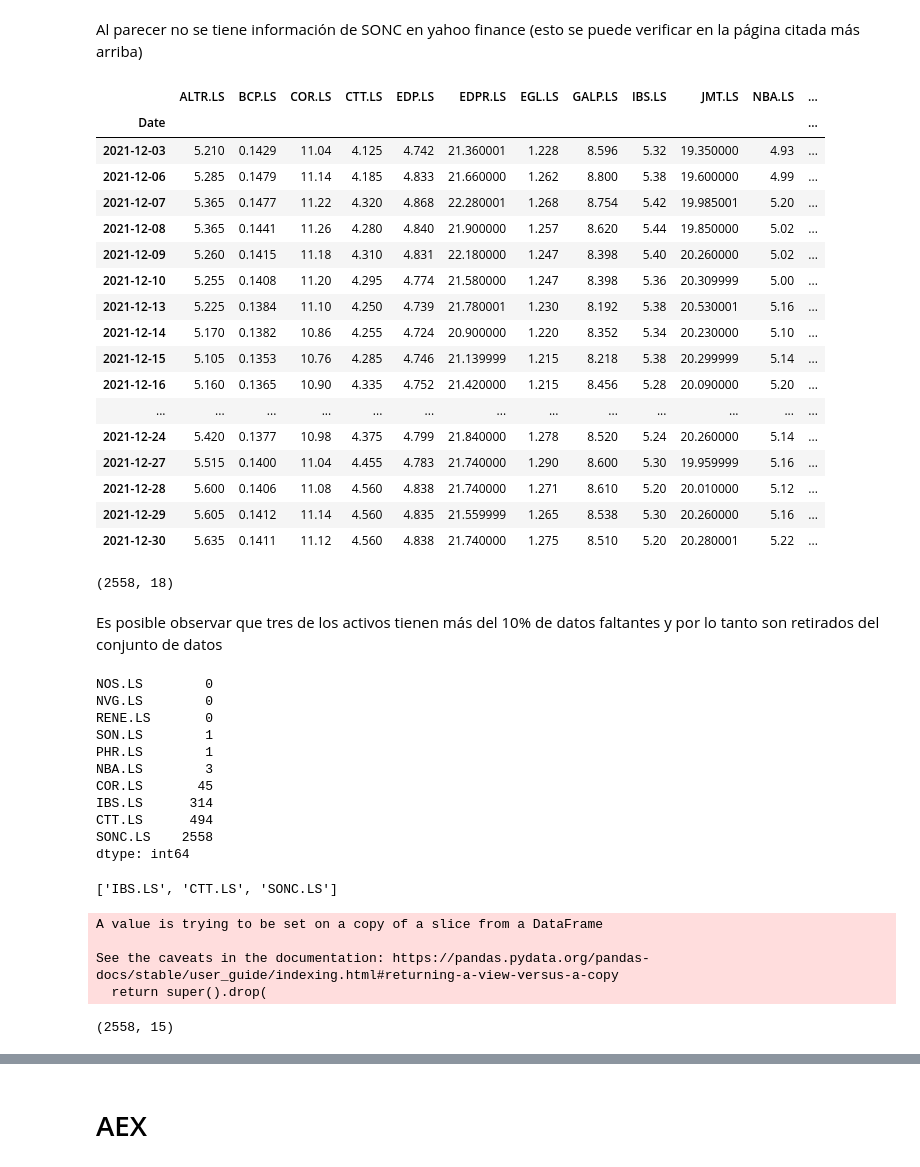
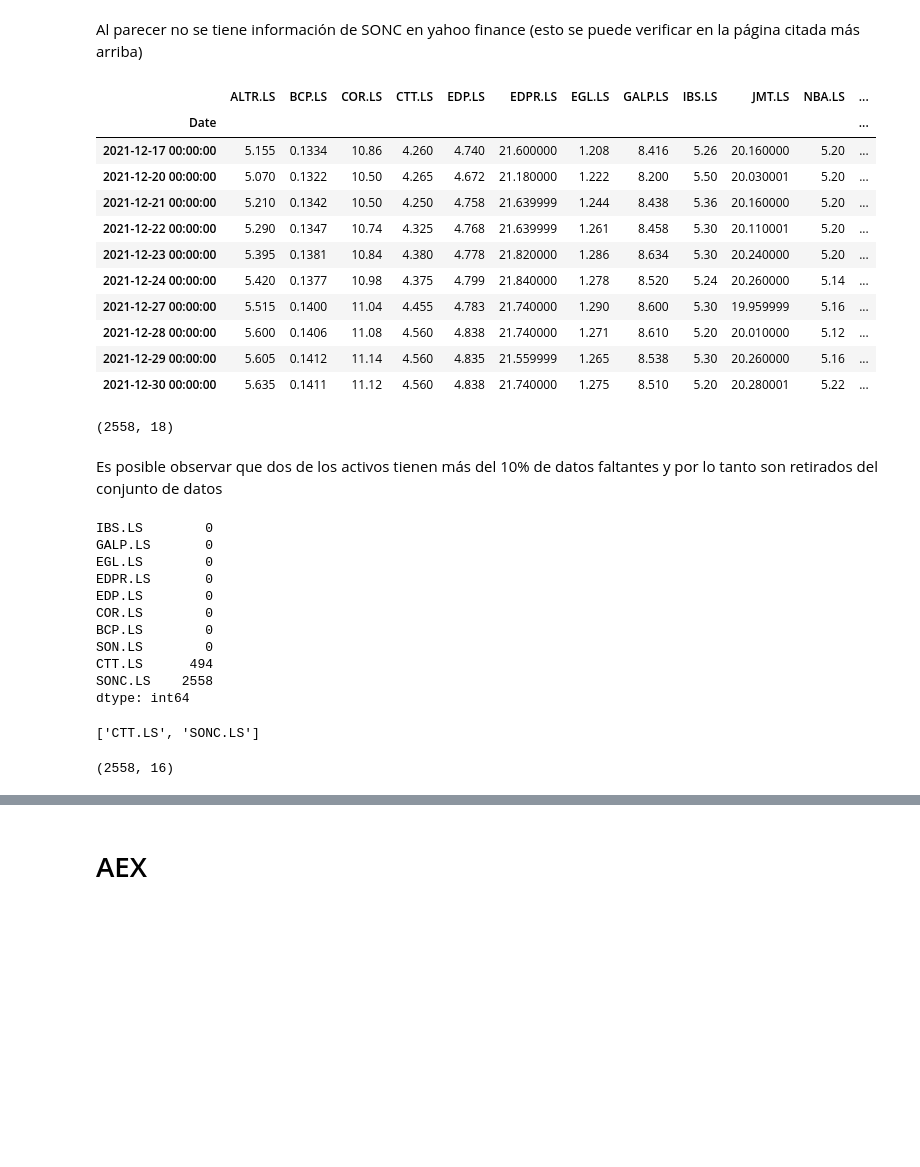
Before and after one commit to jduarte00/tesis, a Jupyter notebook: DataSets.ipynb, the cells around one changed output, grey strips where cells are left out. Cells and saved outputs as stored; diff of their text form; code cells hidden in the pictures; blank space fills up the shorter version.

Commit message:
aplicar spline para imputacion de datos, verificar rango de descarga y guardar información íntegra para cada índice

```diff
--- a/DataSets.ipynb
+++ b/DataSets.ipynb
@@ -88,7 +88,7 @@ Para ver la composición del índice en otros tiempos consultar las versiones en
 # %% [markdown]
 A continuación se hace el web scraping de los componentes del S&P 500 a finales del 2021 en la versión de archivo de Wikipedia y mediante Beautifull Soup se obtienen los tickers correspondientes.
 # %%
-resp = requests.get('https://en.wikipedia.org/wiki/List_of_S%26P_500_companies')
+resp = requests.get('https://en.wikipedia.org/w/index.php?title=List_of_S%26P_500_companies&oldid=1062834329')
 soup = bs.BeautifulSoup(resp.text, 'lxml')
 table = soup.find('table', {'class': 'wikitable sortable'})
 # %%
@@ -1236,56 +1081,47 @@ Al parecer no se tiene información de SONC en yahoo finance (esto se puede veri
 # %%
 psi_20_original_close = psi_20_original['Close']
-psi_20_original_close.tail(20)
+psi_20_original_close.to_csv('./data/psi_20_original_close.csv', index = True)
+psi_20_original_close.tail(10)
 # %% [output]
 |  | ALTR.LS | BCP.LS | COR.LS | CTT.LS | EDP.LS | EDPR.LS | EGL.LS | GALP.LS | IBS.LS | JMT.LS | NBA.LS | ... |
 | Date |  |  |  |  |  |  |  |  |  |  |  | ... |
-| 2021-12-03 | 5.210 | 0.1429 | 11.04 | 4.125 | 4.742 | 21.360001 | 1.228 | 8.596 | 5.32 | 19.350000 | 4.93 | ... |
-| 2021-12-06 | 5.285 | 0.1479 | 11.14 | 4.185 | 4.833 | 21.660000 | 1.262 | 8.800 | 5.38 | 19.600000 | 4.99 | ... |
-| 2021-12-07 | 5.365 | 0.1477 | 11.22 | 4.320 | 4.868 | 22.280001 | 1.268 | 8.754 | 5.42 | 19.985001 | 5.20 | ... |
-| 2021-12-08 | 5.365 | 0.1441 | 11.26 | 4.280 | 4.840 | 21.900000 | 1.257 | 8.620 | 5.44 | 19.850000 | 5.02 | ... |
-| 2021-12-09 | 5.260 | 0.1415 | 11.18 | 4.310 | 4.831 | 22.180000 | 1.247 | 8.398 | 5.40 | 20.260000 | 5.02 | ... |
-| 2021-12-10 | 5.255 | 0.1408 | 11.20 | 4.295 | 4.774 | 21.580000 | 1.247 | 8.398 | 5.36 | 20.309999 | 5.00 | ... |
-| 2021-12-13 | 5.225 | 0.1384 | 11.10 | 4.250 | 4.739 | 21.780001 | 1.230 | 8.192 | 5.38 | 20.530001 | 5.16 | ... |
-| 2021-12-14 | 5.170 | 0.1382 | 10.86 | 4.255 | 4.724 | 20.900000 | 1.220 | 8.352 | 5.34 | 20.230000 | 5.10 | ... |
-| 2021-12-15 | 5.105 | 0.1353 | 10.76 | 4.285 | 4.746 | 21.139999 | 1.215 | 8.218 | 5.38 | 20.299999 | 5.14 | ... |
-| 2021-12-16 | 5.160 | 0.1365 | 10.90 | 4.335 | 4.752 | 21.420000 | 1.215 | 8.456 | 5.28 | 20.090000 | 5.20 | ... |
-| ... | ... | ... | ... | ... | ... | ... | ... | ... | ... | ... | ... | ... |
-| 2021-12-24 | 5.420 | 0.1377 | 10.98 | 4.375 | 4.799 | 21.840000 | 1.278 | 8.520 | 5.24 | 20.260000 | 5.14 | ... |
-| 2021-12-27 | 5.515 | 0.1400 | 11.04 | 4.455 | 4.783 | 21.740000 | 1.290 | 8.600 | 5.30 | 19.959999 | 5.16 | ... |
-| 2021-12-28 | 5.600 | 0.1406 | 11.08 | 4.560 | 4.838 | 21.740000 | 1.271 | 8.610 | 5.20 | 20.010000 | 5.12 | ... |
-| 2021-12-29 | 5.605 | 0.1412 | 11.14 | 4.560 | 4.835 | 21.559999 | 1.265 | 8.538 | 5.30 | 20.260000 | 5.16 | ... |
-| 2021-12-30 | 5.635 | 0.1411 | 11.12 | 4.560 | 4.838 | 21.740000 | 1.275 | 8.510 | 5.20 | 20.280001 | 5.22 | ... |
+| 2021-12-17 00:00:00 | 5.155 | 0.1334 | 10.86 | 4.260 | 4.740 | 21.600000 | 1.208 | 8.416 | 5.26 | 20.160000 | 5.20 | ... |
+| 2021-12-20 00:00:00 | 5.070 | 0.1322 | 10.50 | 4.265 | 4.672 | 21.180000 | 1.222 | 8.200 | 5.50 | 20.030001 | 5.20 | ... |
+| 2021-12-21 00:00:00 | 5.210 | 0.1342 | 10.50 | 4.250 | 4.758 | 21.639999 | 1.244 | 8.438 | 5.36 | 20.160000 | 5.20 | ... |
+| 2021-12-22 00:00:00 | 5.290 | 0.1347 | 10.74 | 4.325 | 4.768 | 21.639999 | 1.261 | 8.458 | 5.30 | 20.110001 | 5.20 | ... |
+| 2021-12-23 00:00:00 | 5.395 | 0.1381 | 10.84 | 4.380 | 4.778 | 21.820000 | 1.286 | 8.634 | 5.30 | 20.240000 | 5.20 | ... |
+| 2021-12-24 00:00:00 | 5.420 | 0.1377 | 10.98 | 4.375 | 4.799 | 21.840000 | 1.278 | 8.520 | 5.24 | 20.260000 | 5.14 | ... |
+| 2021-12-27 00:00:00 | 5.515 | 0.1400 | 11.04 | 4.455 | 4.783 | 21.740000 | 1.290 | 8.600 | 5.30 | 19.959999 | 5.16 | ... |
+| 2021-12-28 00:00:00 | 5.600 | 0.1406 | 11.08 | 4.560 | 4.838 | 21.740000 | 1.271 | 8.610 | 5.20 | 20.010000 | 5.12 | ... |
+| 2021-12-29 00:00:00 | 5.605 | 0.1412 | 11.14 | 4.560 | 4.835 | 21.559999 | 1.265 | 8.538 | 5.30 | 20.260000 | 5.16 | ... |
+| 2021-12-30 00:00:00 | 5.635 | 0.1411 | 11.12 | 4.560 | 4.838 | 21.740000 | 1.275 | 8.510 | 5.20 | 20.280001 | 5.22 | ... |
 # %%
 psi_20_original_close.shape
 # %% [output]
 (2558, 18)
 # %% [markdown]
-Es posible observar que tres de los activos tienen más del 10% de datos faltantes y por lo tanto son retirados del conjunto de datos
+Es posible observar que dos de los activos tienen más del 10% de datos faltantes y por lo tanto son retirados del conjunto de datos
 # %%
 pd.isnull(psi_20_original_close).sum().sort_values().tail(10)
 # %% [output]
-NOS.LS        0
-NVG.LS        0
-RENE.LS       0
-SON.LS        1
-PHR.LS        1
-NBA.LS        3
-COR.LS       45
-IBS.LS      314
+IBS.LS        0
+GALP.LS       0
+EGL.LS        0
+EDPR.LS       0
+EDP.LS        0
+COR.LS        0
+BCP.LS        0
+SON.LS        0
 CTT.LS      494
 SONC.LS    2558
 dtype: int64
 # %%
-faltantes_psi = list(psi_20_original_close.isna().sum().sort_values().tail(3).index)
+faltantes_psi = list(psi_20_original_close.isna().sum().sort_values().tail(2).index)
 faltantes_psi
 # %% [output]
-['IBS.LS', 'CTT.LS', 'SONC.LS']
+['CTT.LS', 'SONC.LS']
 # %%
-psi_20_original_close.drop(columns = faltantes_psi, inplace=True)
-psi_20_original_close.shape
+psi_20_original_clean = psi_20_original_close.drop(columns = faltantes_psi)
+psi_20_original_clean.shape
 # %% [output]
-A value is trying to be set on a copy of a slice from a DataFrame
-
-See the caveats in the documentation: https://pandas.pydata.org/pandas-docs/stable/user_guide/indexing.html#returning-a-view-versus-a-copy
-  return super().drop(
+(2558, 16)
-(2558, 15)
```
Also changed, not shown: parts of 171 cells of this notebook, 21 other files.
